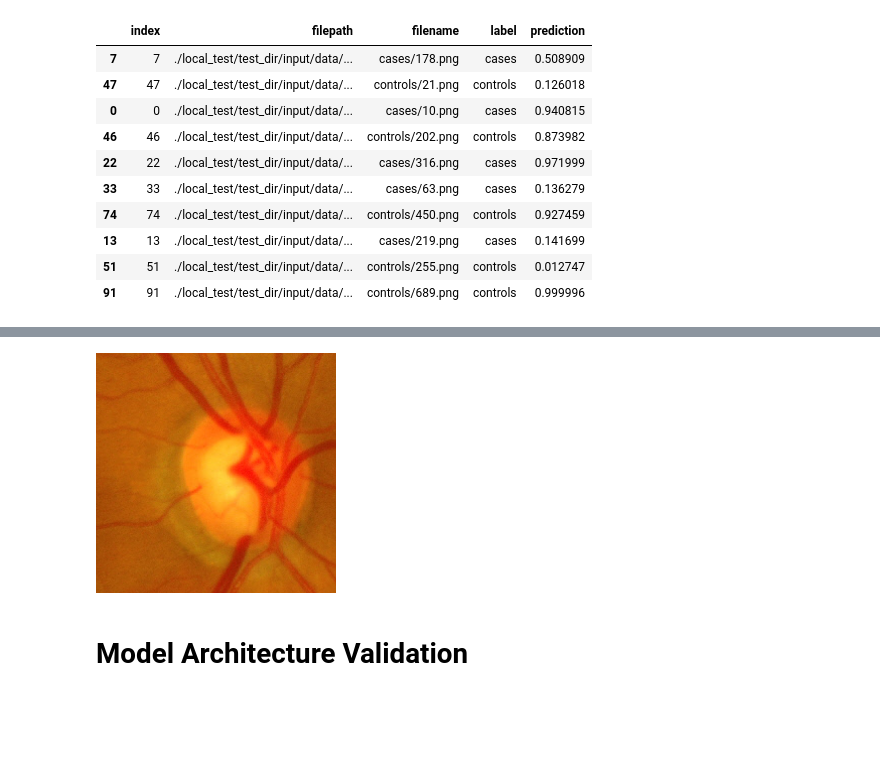
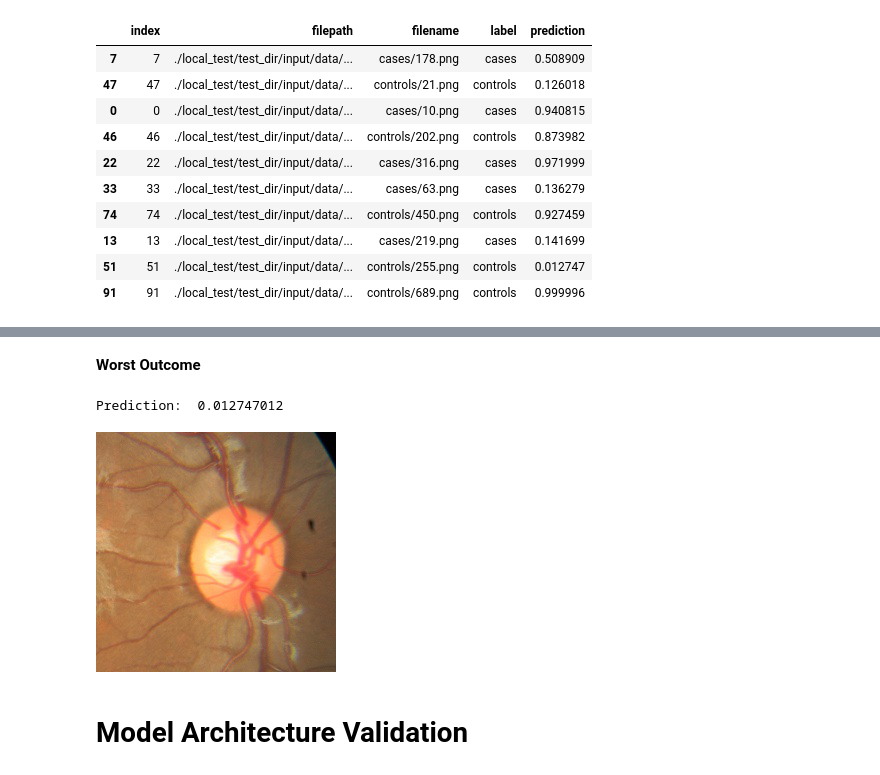
Before and after one commit to pmleffers/Glaucoma, a Jupyter notebook: Glaucoma Detector.ipynb, the cells around one changed output, grey strips where cells are left out. Saved outputs shown, nothing was run; the diff lists cells and outputs as text; code cells hidden in the pictures; blank space fills up the shorter version.

```diff
--- a/Glaucoma Detector.ipynb
+++ b/Glaucoma Detector.ipynb
@@ -959,7 +968,13 @@ image = load_img(df.filepath[22], target_size=(240, 240))
-# %%
-image
-# %% [output]
-[figure, removed]
+# %% [markdown]
+**Worst Outcome**
+# %%
+# load an image from file
+image = load_img(df.filepath[51], target_size=(240, 240))
+print('Prediction: ',df.prediction[51])
+image
+# %% [output]
+Prediction:  0.012747012
+[figure, added]
 # %%
 #from keras.models import load_model
 #from keras.preprocessing import image
```
Also changed, not shown: parts of 3 cells of this notebook.
